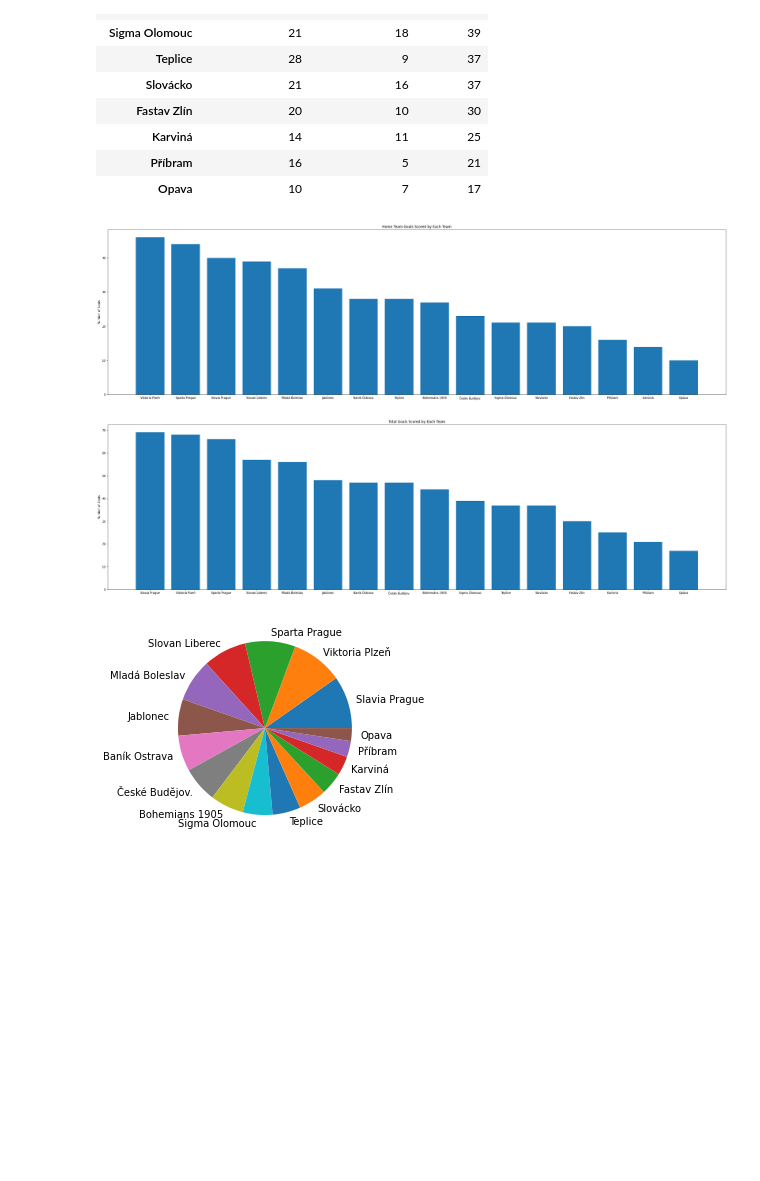
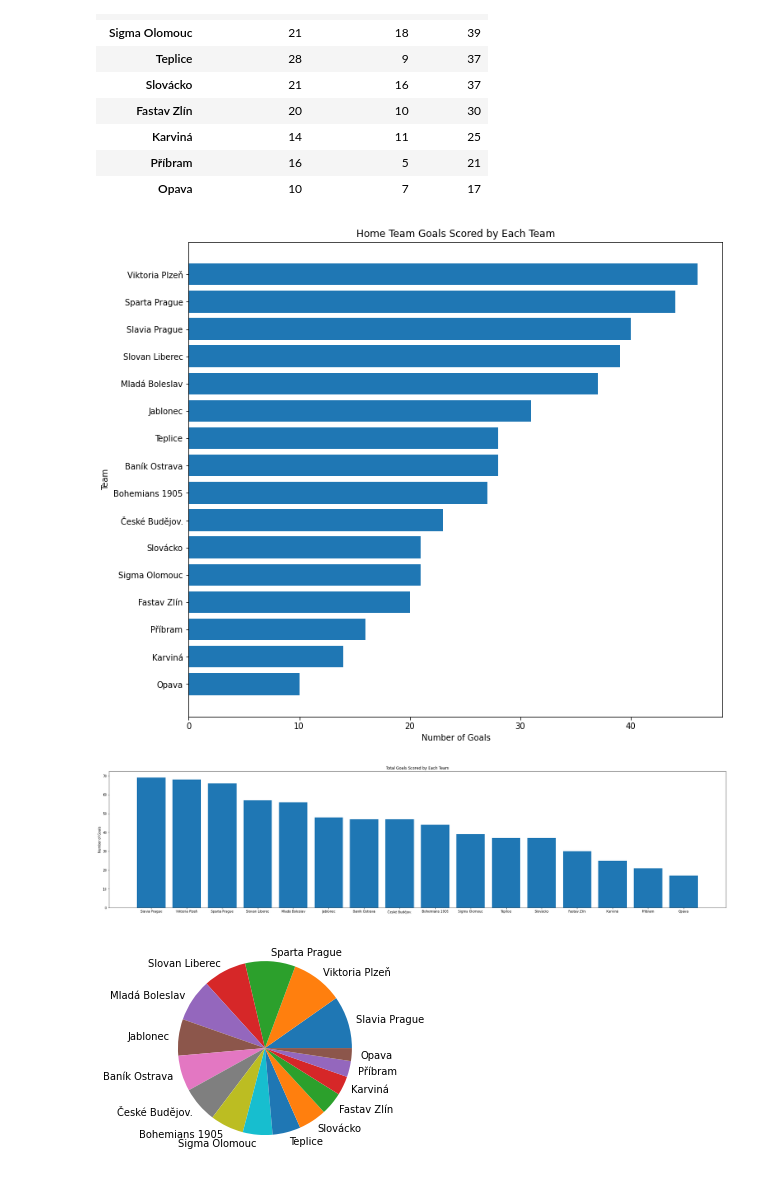
Before and after one commit to Johnymancvrk/Czech-Football-League, a Jupyter notebook: Teams_Cleaning&Analysis.ipynb, the cells around one changed output. Saved outputs shown, nothing was run; the diff lists cells and outputs as text; code cells hidden in the pictures; blank space fills up the shorter version.

Commit message:
update teams analysis

```diff
--- a/Teams_Cleaning&Analysis.ipynb
+++ b/Teams_Cleaning&Analysis.ipynb
@@ -117,19 +121,29 @@ class Goals_summary:
         goals_df_sortedby_haratio = goals_df_sortedby_haratio.reindex(columns=["Team", "Home Team Goals", "Away Team Goals", "H/A Ratio"])
         return goals_df_sortedby_haratio
 
-    def barplot(self, stat):
+    def barplot(self, stat, vertical = True):
         if stat == "Total Goals":
             df = self.total_pivot()
         elif stat == "Home Team Goals":
             df = self.home_pivot()
         else:
             df = self.away_pivot()
-        fig = plt.figure()
-        ax = fig.add_axes([0,0,5,2])
-        ax.bar(df.index, df[stat])
-        ax.set_ylabel('Number of Goals')
-        ax.set_title(f'{stat} Scored by Each Team')
-        plt.show()
+        if vertical:
+            fig = plt.figure()
+            ax = fig.add_axes([0,0,4.5,1.5])
+            ax.bar(df.index, df[stat])
+            ax.set_ylabel('Number of Goals')
+            ax.set_title(f'{stat} Scored by Each Team')
+            plt.show()
+        else:
+            df = df.sort_values(by = stat, ascending = True)
+            fig = plt.figure()
+            ax = fig.add_axes([0,0,1.5,2])
+            ax.barh(df.index, df[stat])
+            ax.set_ylabel('Team')
+            ax.set_xlabel('Number of Goals')
+            ax.set_title(f'{stat} Scored by Each Team')
+            plt.show()
 
     def piechart(self, stat):
         if stat == "Total Goals":
@@ -186,12 +200,13 @@ pivot1920
 | Příbram | 16 | 5 | 21 |
 | Opava | 10 | 7 | 17 |
 # %%
-homebarplot1920 = Goals_summary(scores_clean, season1920[0], season1920[1]).barplot("Home Team Goals")
+homebarplot1920 = Goals_summary(scores_clean, season1920[0], season1920[1]).barplot("Home Team Goals", vertical = False)
 # %% [output]
-[figure, old version]
+[figure, new version]
 # %%
 totalbarplot1920 = Goals_summary(scores_clean, season1920[0], season1920[1]).barplot("Total Goals")
+totalbarplot1920
 # %% [output]
-[figure, old version]
+[figure, new version]
 # %%
 totalpiechart1920 = Goals_summary(scores_clean, season1920[0], season1920[1]).piechart("Total Goals")
```
Also changed, not shown: parts of 29 cells of this notebook.
